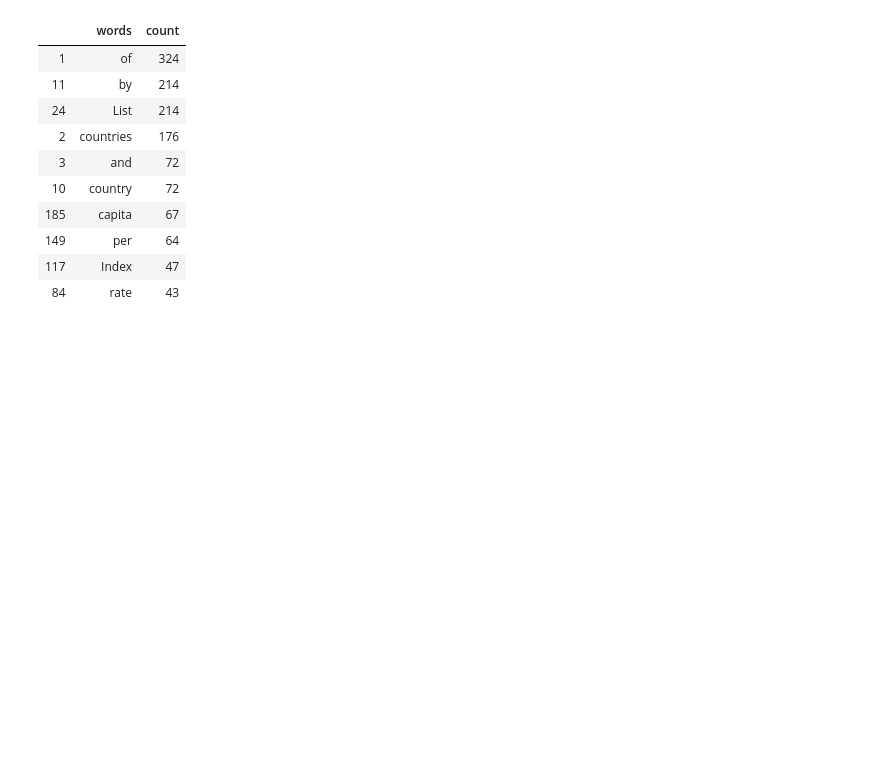
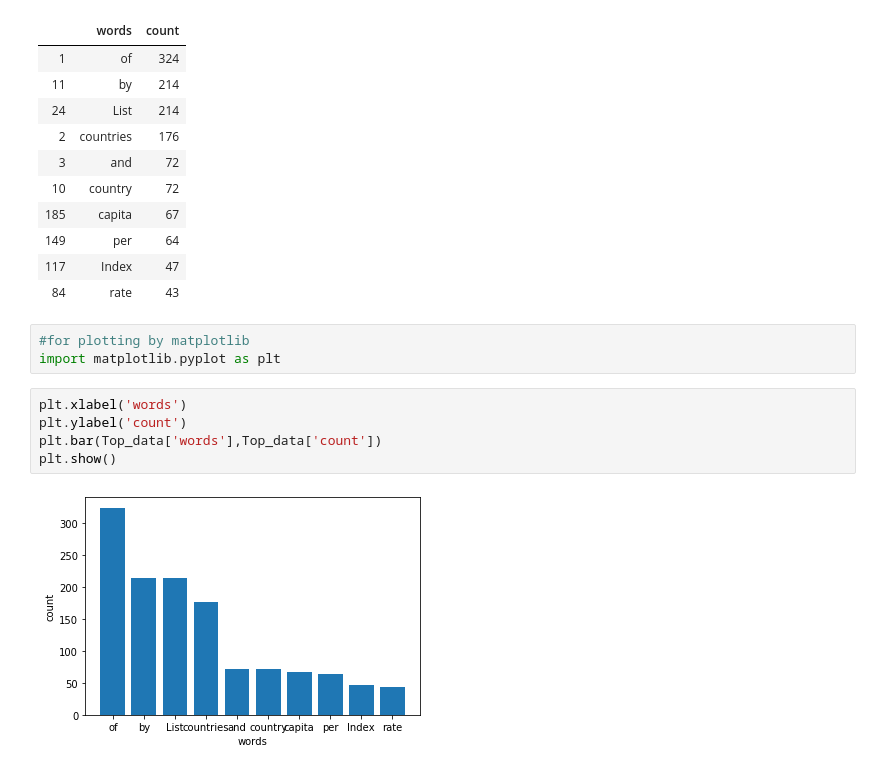
Before and after one commit to ash0411/adhoc-training-projects-notes, a Jupyter notebook: practice/Untitled.ipynb, the cells around one changed output. Cells and saved outputs as stored; diff of their text form; blank space fills up the shorter version.

```diff
--- a/practice/Untitled.ipynb
+++ b/practice/Untitled.ipynb
@@ -146,3 +146,13 @@ Top_data
 | 149 | per | 64 |
 | 117 | Index | 47 |
 | 84 | rate | 43 |
+# %%
+#for plotting by matplotlib
+import matplotlib.pyplot as plt
+# %%
+plt.xlabel('words')
+plt.ylabel('count')
+plt.bar(Top_data['words'],Top_data['count'])
+plt.show()
+# %% [output]
+[figure, added]
```
Also changed, not shown: parts of 10 cells of this notebook, 3 other files.
